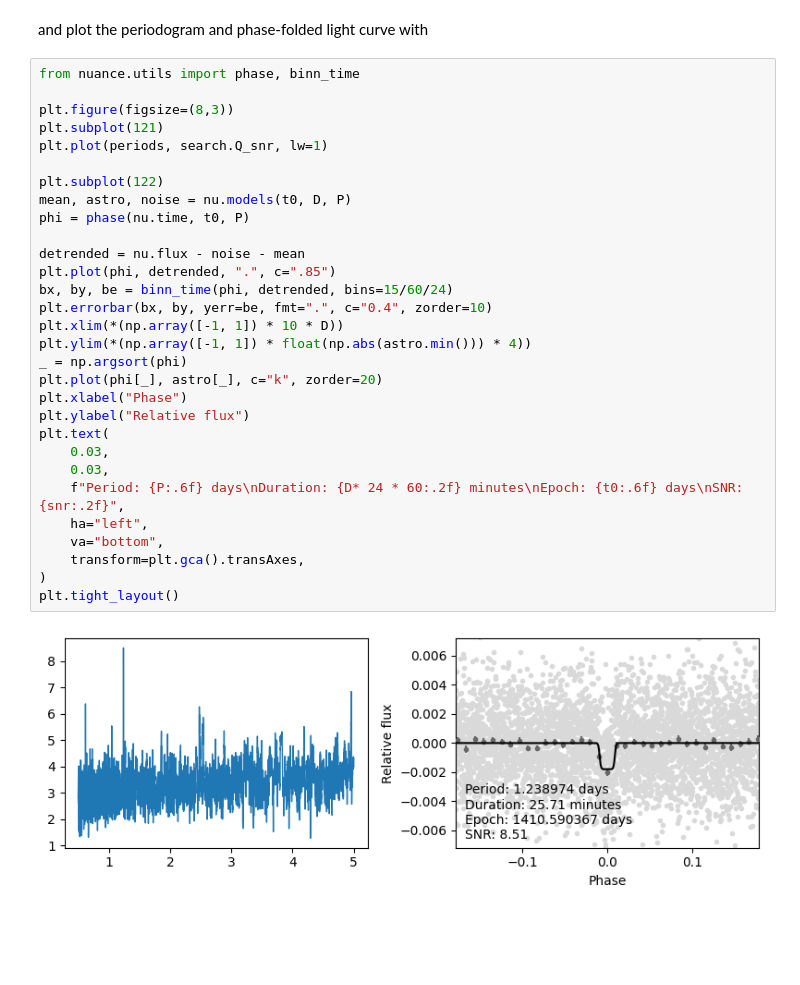
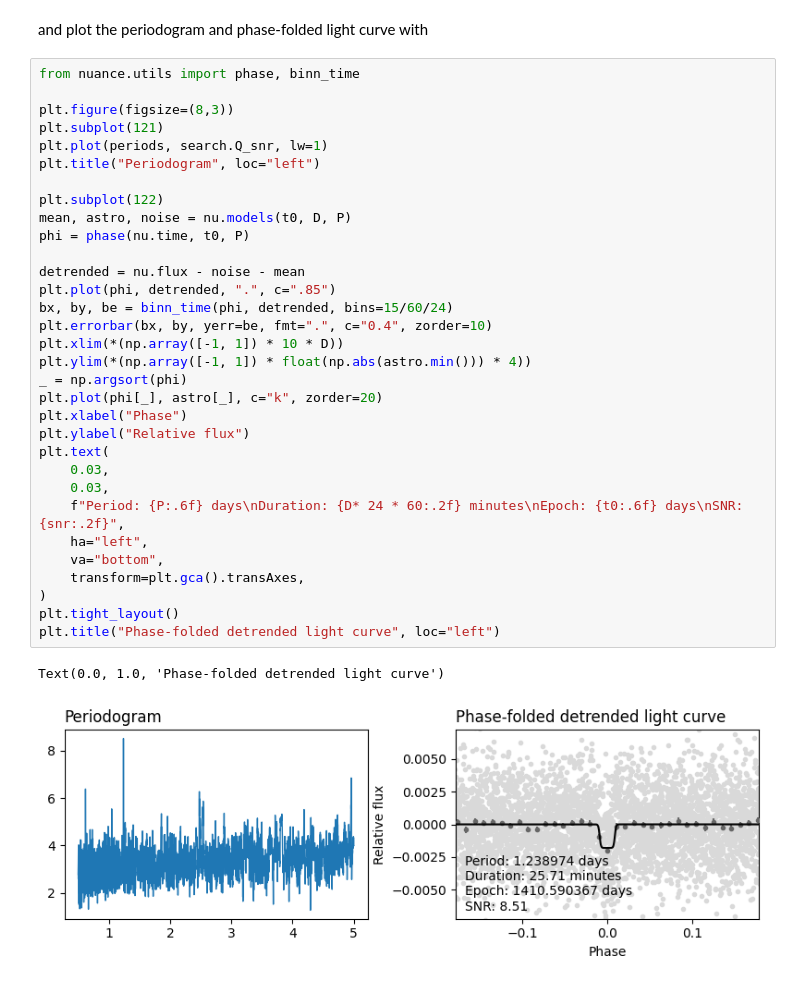
Before and after one commit to lgrcia/nuance, a Jupyter notebook: docs/notebooks/tutorials/tess_search.ipynb, the cells around one changed output. Saved outputs shown, nothing was run; the diff lists cells and outputs as text; blank space fills up the shorter version.

```diff
--- a/docs/notebooks/tutorials/tess_search.ipynb
+++ b/docs/notebooks/tutorials/tess_search.ipynb
@@ -166,31 +166,34 @@ and plot the periodogram and phase-folded light curve with
 from nuance.utils import phase, binn_time
 
 plt.figure(figsize=(8,3))
 plt.subplot(121)
 plt.plot(periods, search.Q_snr, lw=1)
+plt.title("Periodogram", loc="left")
 
 plt.subplot(122)
 mean, astro, noise = nu.models(t0, D, P)
 phi = phase(nu.time, t0, P)
 
 detrended = nu.flux - noise - mean
 plt.plot(phi, detrended, ".", c=".85")
 bx, by, be = binn_time(phi, detrended, bins=15/60/24)
 plt.errorbar(bx, by, yerr=be, fmt=".", c="0.4", zorder=10)
 plt.xlim(*(np.array([-1, 1]) * 10 * D))
 plt.ylim(*(np.array([-1, 1]) * float(np.abs(astro.min())) * 4))
 _ = np.argsort(phi)
 plt.plot(phi[_], astro[_], c="k", zorder=20)
 plt.xlabel("Phase")
 plt.ylabel("Relative flux")
 plt.text(
     0.03,
     0.03,
     f"Period: {P:.6f} days\nDuration: {D* 24 * 60:.2f} minutes\nEpoch: {t0:.6f} days\nSNR: {snr:.2f}",
     ha="left",
     va="bottom",
     transform=plt.gca().transAxes,
 )
 plt.tight_layout()
+plt.title("Phase-folded detrended light curve", loc="left")
 # %% [output]
+Text(0.0, 1.0, 'Phase-folded detrended light curve')
-[figure, old version]
+[figure, new version]
```
Also changed, not shown: parts of 1 cell of this notebook.
